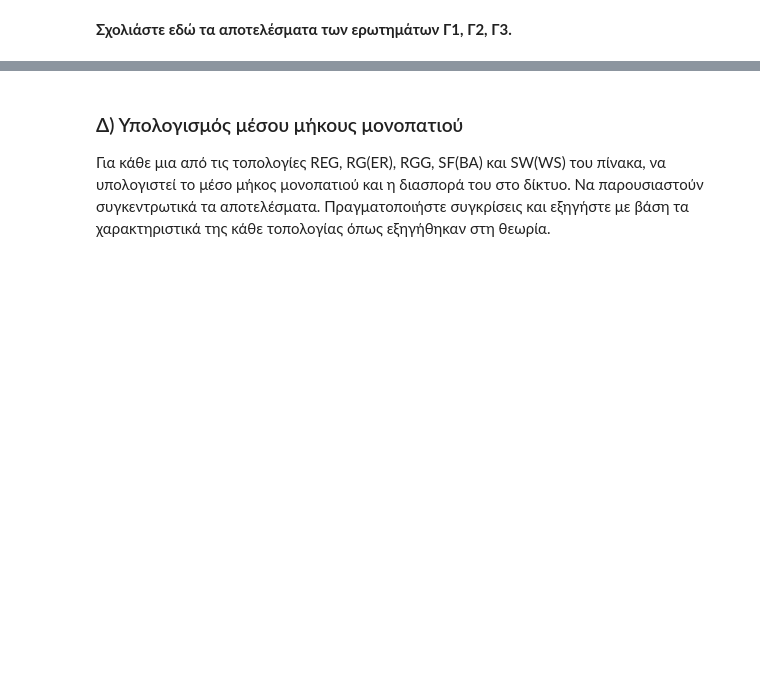
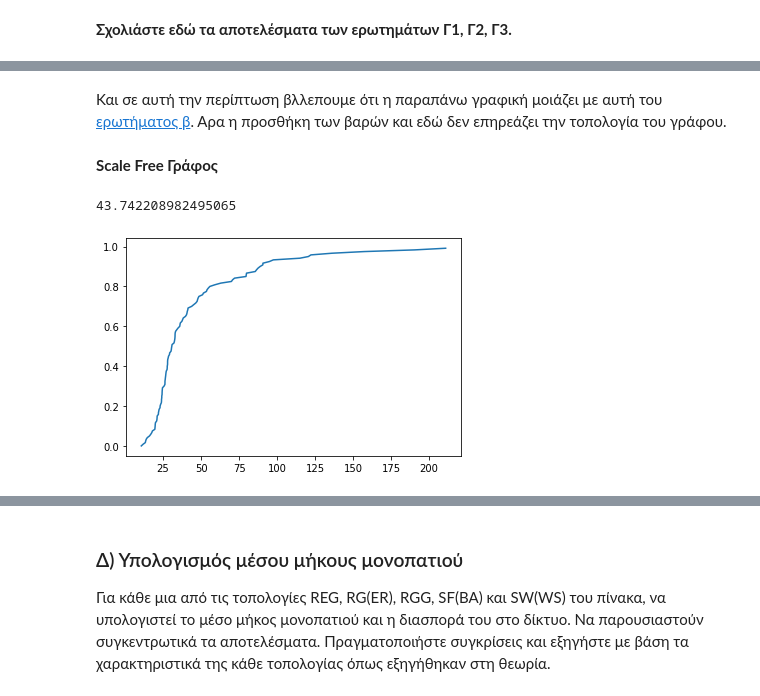
Before and after one commit to LoniasGR/socialnetanalysis, a Jupyter notebook: Lab 1/lab1_student version.ipynb, the cells around one changed output, grey strips where cells are left out. Drawn from its saved outputs; the diff is of its cells as text; code cells hidden in the pictures; blank space fills up the shorter version.

```diff
--- a/Lab 1/lab1_student version.ipynb
+++ b/Lab 1/lab1_student version.ipynb
@@ -325,0 +370,10 @@ def strength(topology):
+# %% [markdown]
+Και σε αυτή την περίπτωση βλλεπουμε ότι η παραπάνω γραφική μοιάζει με αυτή του <a href="#RGG">ερωτήματος β</a>. Αρα η προσθήκη των βαρών και εδώ δεν επηρεάζει την τοπολογία του γράφου.
+# %% [markdown]
+<b>  Scale Free Γράφος </b>
+# %%
+plot_cum_str_dis(SF_strength)
+mean_strength(SF_strength)
+# %% [output]
+43.742208982495065
+[figure, added]
```
Also changed, not shown: parts of 34 cells of this notebook, 1 other file.
